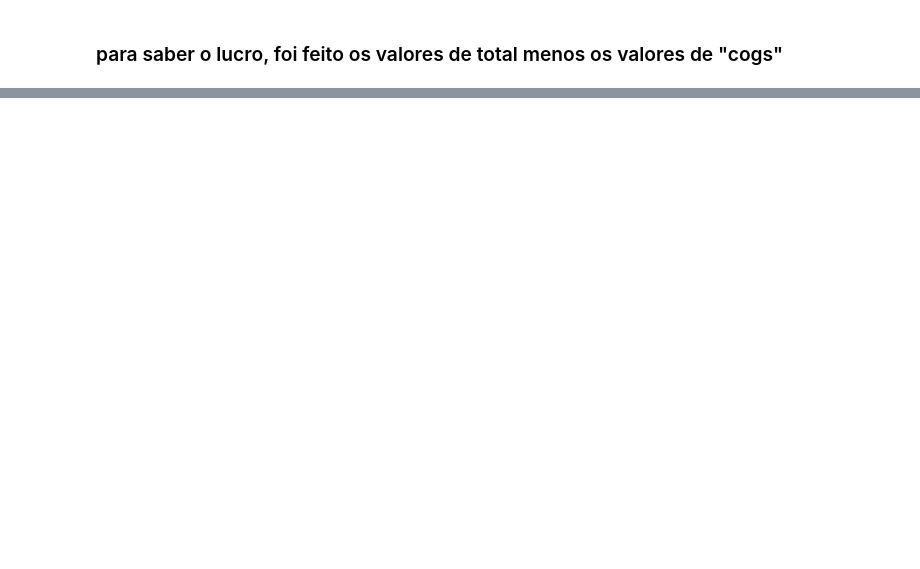
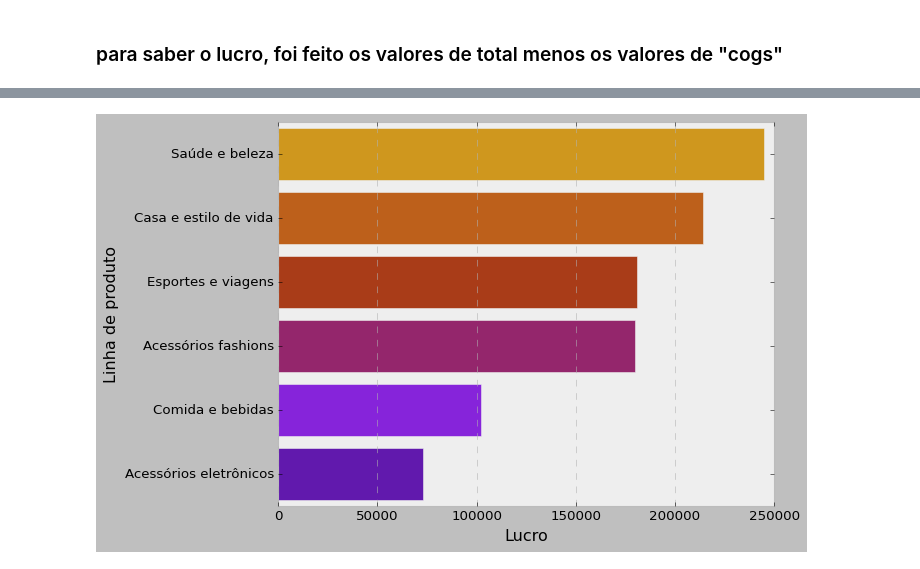
Before and after one commit to annaclarabragato/primeira-analise, a Jupyter notebook: primeira_prática.ipynb, the cells around one changed output, grey strips where cells are left out. Saved outputs shown, nothing was run; the diff lists cells and outputs as text; code cells hidden in the pictures; blank space fills up the shorter version.

```diff
--- a/primeira_prática.ipynb
+++ b/primeira_prática.ipynb
@@ -618 +684,3 @@ df
 1000 rows × 13 columns
+# %%
+df =df[['Filial', 'Tipo de Cliente', 'Gênero','Linha de produto','Preço unitário','Quantidade','Total','Data','Horário','Pagamento','COGS','Lucro','Avaliação']]
@@ -618,0 +696,9 @@ df
+# %%
+Agrupamento_lucro_linhadeproduto = df.groupby('Linha de produto')['Lucro'].sum().reset_index(drop = False)
+# %%
+Agrupamento_lucro_linhadeproduto = Agrupamento_lucro_linhadeproduto.sort_values(by = 'Lucro', ascending = False)
+Figura = sns.color_palette('gnuplot')#selecionando as cores do grafico
+Figura.reverse()#invertendo a sequencia de cores
+ax = sns.barplot(y = 'Linha de produto',x = 'Lucro', data = Agrupamento_lucro_linhadeproduto, palette = Figura)
+# %% [output]
+[figure, added]
```
Also changed, not shown: parts of 69 cells of this notebook.
